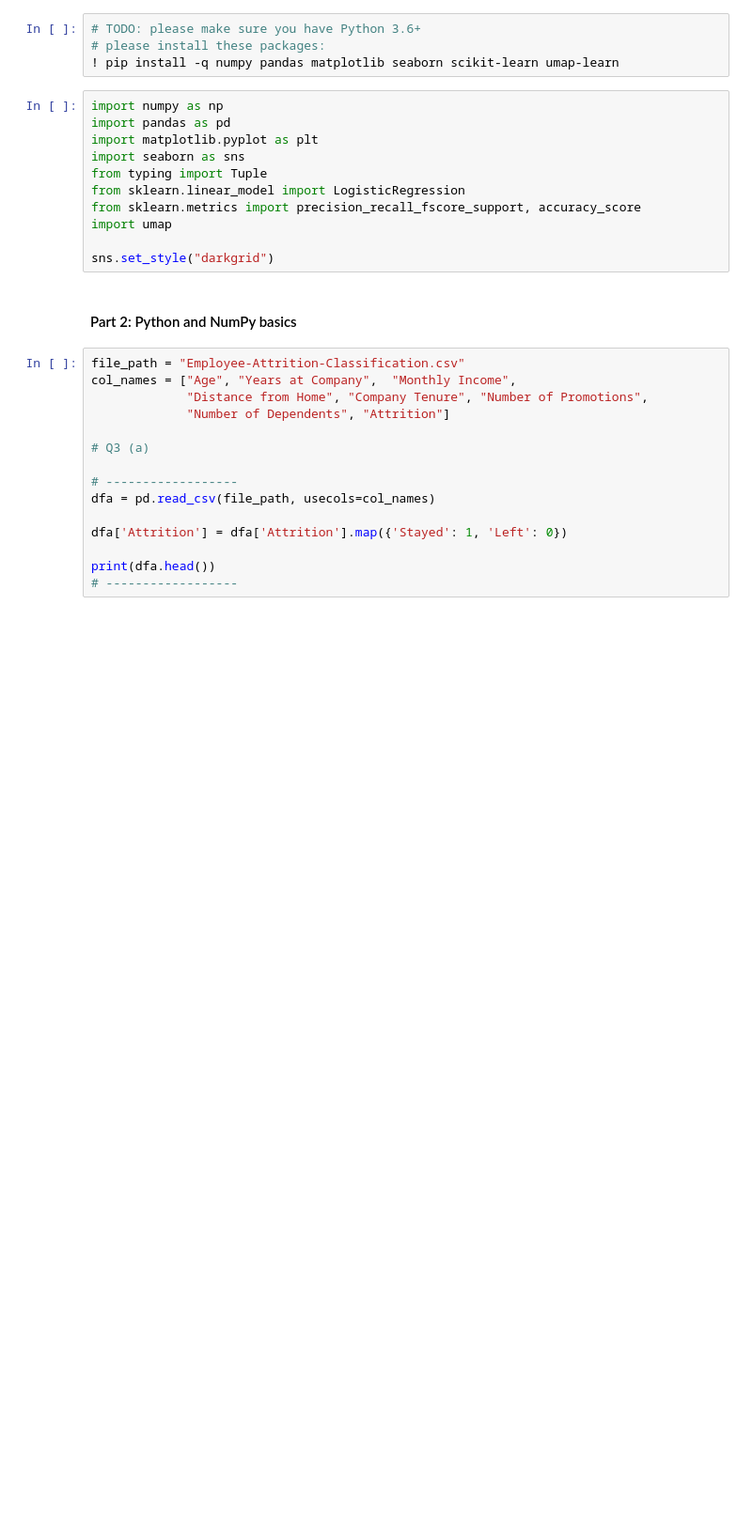
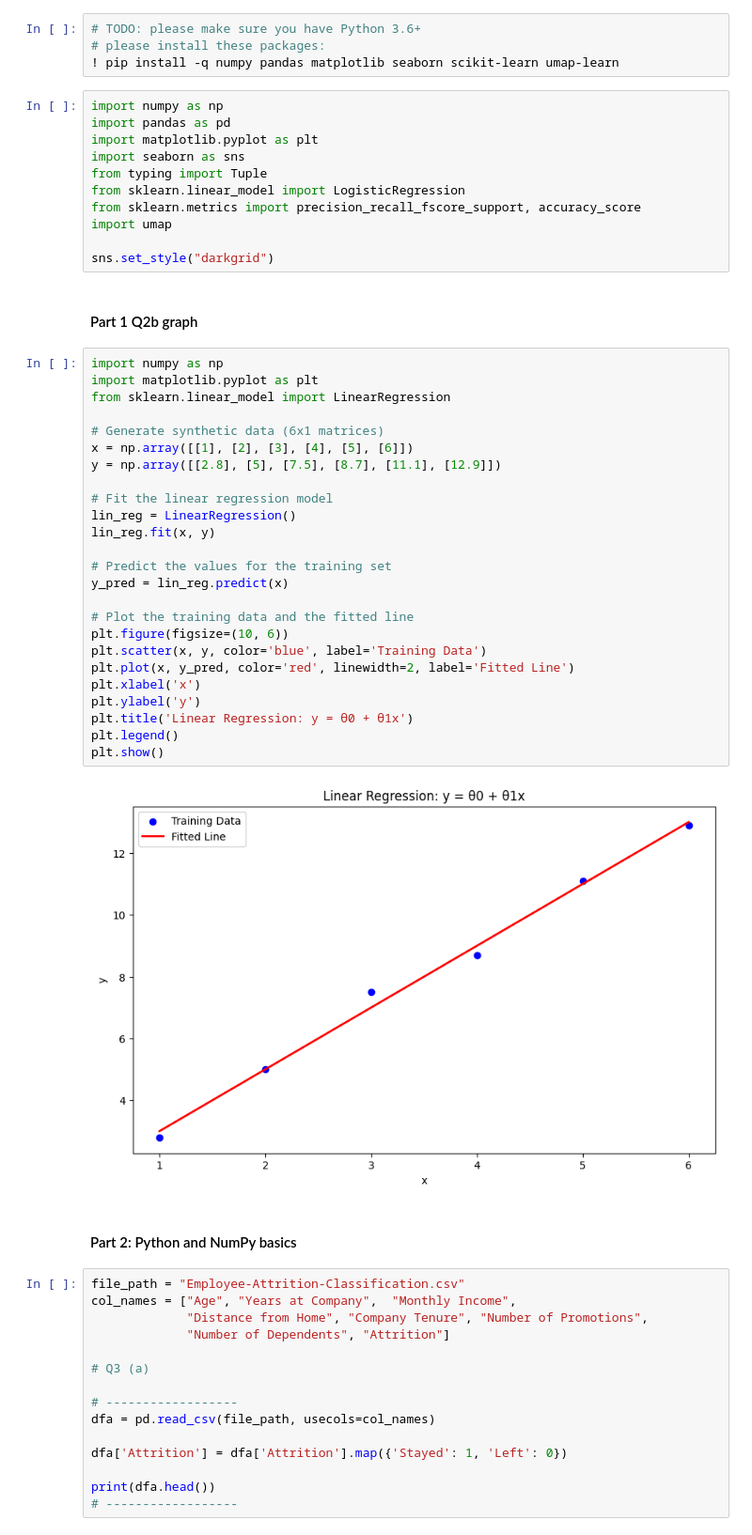
Before and after one commit to mawga2/year3_proj, a Jupyter notebook: stat3612/assign1.ipynb, the cells around one changed output. Shown at 94% size. Drawn from its saved outputs; the diff is of its cells as text; blank space fills up the shorter version.

Commit message:
Added visualization

```diff
--- a/stat3612/assign1.ipynb
+++ b/stat3612/assign1.ipynb
@@ -17,6 +17,35 @@ from sklearn.metrics import precision_recall_fscore_support, accuracy_score
 import umap
 
 sns.set_style("darkgrid")
+# %% [markdown]
+#### Part 1 Q2b graph
+# %%
+import numpy as np
+import matplotlib.pyplot as plt
+from sklearn.linear_model import LinearRegression
+
+# Generate synthetic data (6x1 matrices)
+x = np.array([[1], [2], [3], [4], [5], [6]])
+y = np.array([[2.8], [5], [7.5], [8.7], [11.1], [12.9]])
+
+# Fit the linear regression model
+lin_reg = LinearRegression()
+lin_reg.fit(x, y)
+
+# Predict the values for the training set
+y_pred = lin_reg.predict(x)
+
+# Plot the training data and the fitted line
+plt.figure(figsize=(10, 6))
+plt.scatter(x, y, color='blue', label='Training Data')
+plt.plot(x, y_pred, color='red', linewidth=2, label='Fitted Line')
+plt.xlabel('x')
+plt.ylabel('y')
+plt.title('Linear Regression: y = θ0 + θ1x')
+plt.legend()
+plt.show()
+# %% [output]
+[figure, added]
 # %% [markdown]
 #### Part 2: Python and NumPy basics
 # %%
```
